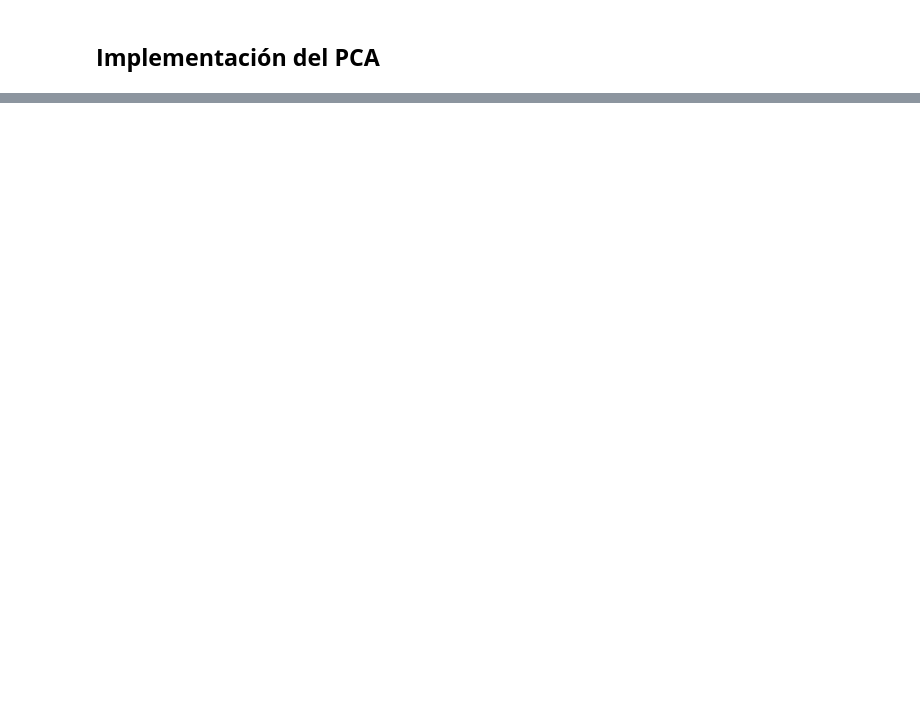
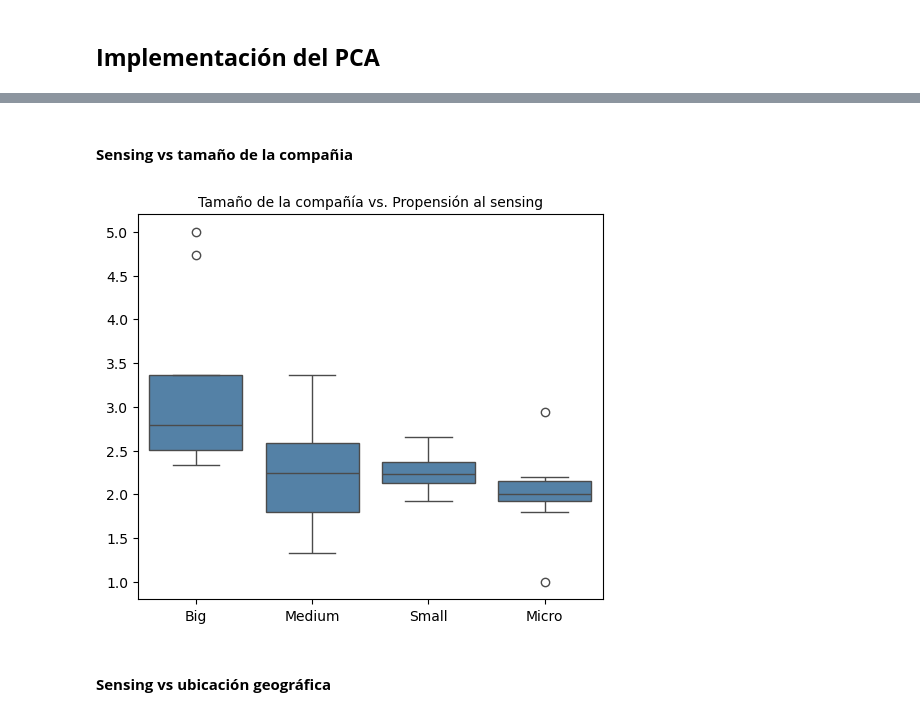
Before and after one commit to AlejaGuz/orange, a Jupyter notebook: Notebook_AFO_LFM.ipynb, the cells around one changed output, grey strips where cells are left out. Cells and saved outputs as stored; diff of their text form; code cells hidden in the pictures; blank space fills up the shorter version.

Commit message:
Aplicación PCA sensing

```diff
--- a/Notebook_AFO_LFM.ipynb
+++ b/Notebook_AFO_LFM.ipynb
@@ -746,0 +659,12 @@ memory usage: 48.7+ KB
+# %%
+# Normalizar a escala de 1 a 5 (min-max scaling)
+min_val = indice_mca.min()
+max_val = indice_mca.max()
+indice_likert = 1 + 4 * (indice_mca - min_val) / (max_val - min_val)
+indice_likert.name = "Indice_Likert"
+# %%
+# Paso 5: Combinar resultados en un solo DataFrame
+df_indice = pd.concat([indice_mca, indice_likert], axis=1)
+
+# Mostrar tabla final
+display(df_indice)
@@ -746,0 +692,5 @@ memory usage: 48.7+ KB
+# %%
+bd_sensing_caracterizacion=bd_sensing.copy()
+bd_sensing_caracterizacion.columns = bd_sensing_caracterizacion.iloc[0]
+bd_sensing_caracterizacion = bd_sensing_caracterizacion[1:]
+bd_sensing_caracterizacion.head(5)
@@ -746,0 +704,10 @@ memory usage: 48.7+ KB
+# %%
+bd_sensing_indice=df_indice.copy()
+
+# Convertir el indice en columna
+bd_sensing_indice.reset_index(inplace=True)
+bd_sensing_indice.info()
+
+# Hacer un merge entre bd_sensing_indice y bd_sensing_caracterizacion para traer company size
+bd_sensing_caracterizacion = bd_sensing_caracterizacion.merge(bd_sensing_indice, on="CODE", how="left")
+bd_sensing_caracterizacion.info()
@@ -746,0 +730,14 @@ memory usage: 48.7+ KB
+# %% [markdown]
+#### **Sensing vs tamaño de la compañia**
+# %%
+tabla_cont=bd_sensing_caracterizacion.groupby(by=["2 company size"])["Indice_Likert"].describe().sort_values(by='50%', ascending=False)
+plt.figure(figsize=(6, 5))
+sns.boxplot(x=bd_sensing_caracterizacion['2 company size'], y=bd_sensing_caracterizacion['Indice_Likert'],color="steelblue", order=tabla_cont.sort_values(by='50%', ascending=False).index)
+plt.title("Tamaño de la compañía vs. Propensión al sensing",fontsize=10)
+plt.xlabel('')
+plt.ylabel('')
+plt.show()
+# %% [output]
+[figure, added]
+# %% [markdown]
+#### **Sensing vs ubicación geográfica**
```
Also changed, not shown: parts of 38 cells of this notebook, 1 other file.
